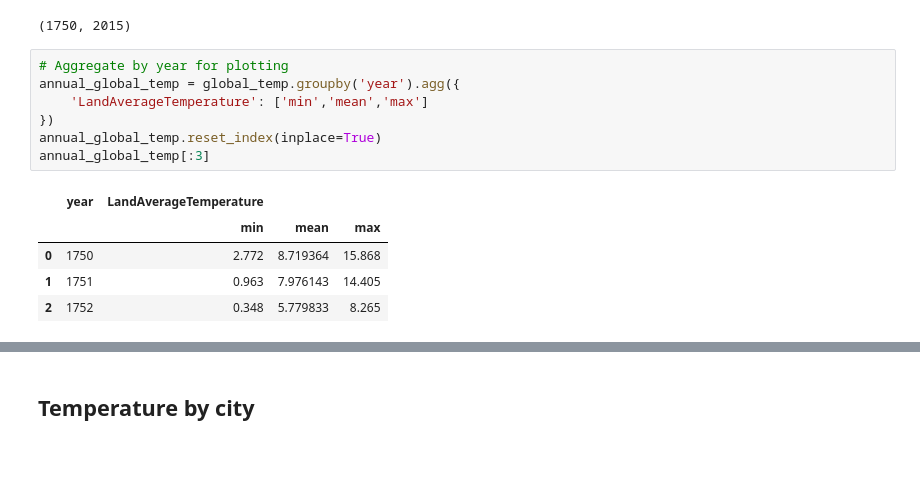
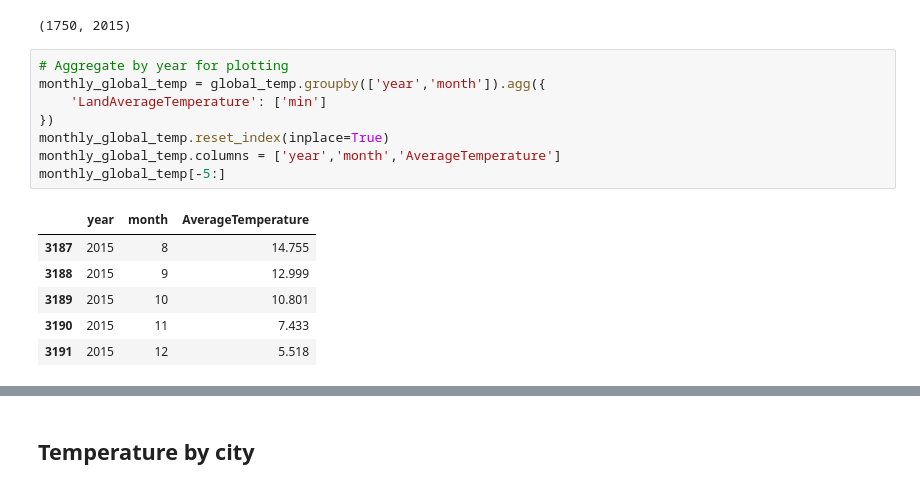
Before and after one commit to tao-pr/52-challenges, a Jupyter notebook: 004-skewed-data-classification/explore.ipynb, the cells around one changed output, grey strips where cells are left out. Saved outputs shown, nothing was run; the diff lists cells and outputs as text; blank space fills up the shorter version.

Commit message:
004 plot temperature by month

```diff
--- a/004-skewed-data-classification/explore.ipynb
+++ b/004-skewed-data-classification/explore.ipynb
@@ -70,14 +70,16 @@ Index(['dt', 'LandAverageTemperature', 'LandAverageTemperatureUncertainty',
 (1750, 2015)
 # %%
 # Aggregate by year for plotting
-annual_global_temp = global_temp.groupby('year').agg({
-    'LandAverageTemperature': ['min','mean','max']
+monthly_global_temp = global_temp.groupby(['year','month']).agg({
+    'LandAverageTemperature': ['min']
 })
-annual_global_temp.reset_index(inplace=True)
-annual_global_temp[:3]
+monthly_global_temp.reset_index(inplace=True)
+monthly_global_temp.columns = ['year','month','AverageTemperature']
+monthly_global_temp[-5:]
 # %% [output]
-|  | year | LandAverageTemperature |  |  |
-|  |  | min | mean | max |
-| 0 | 1750 | 2.772 | 8.719364 | 15.868 |
-| 1 | 1751 | 0.963 | 7.976143 | 14.405 |
-| 2 | 1752 | 0.348 | 5.779833 | 8.265 |
+|  | year | month | AverageTemperature |
+| 3187 | 2015 | 8 | 14.755 |
+| 3188 | 2015 | 9 | 12.999 |
+| 3189 | 2015 | 10 | 10.801 |
+| 3190 | 2015 | 11 | 7.433 |
+| 3191 | 2015 | 12 | 5.518 |
```
Also changed, not shown: parts of 3 cells of this notebook, 1 other file.
